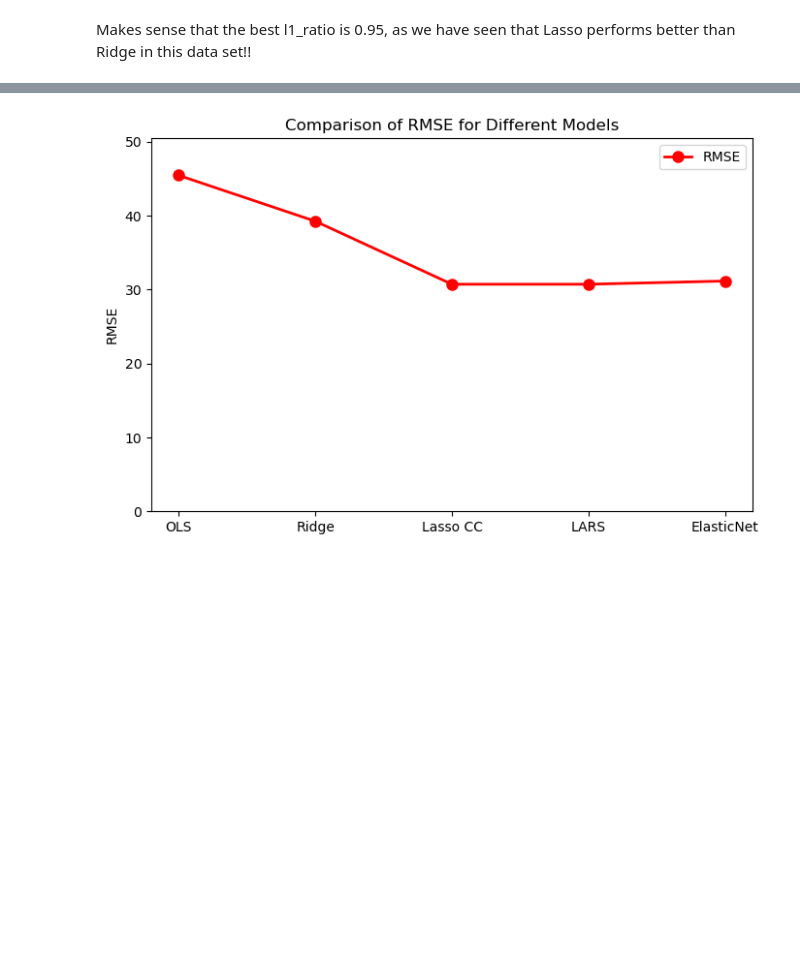
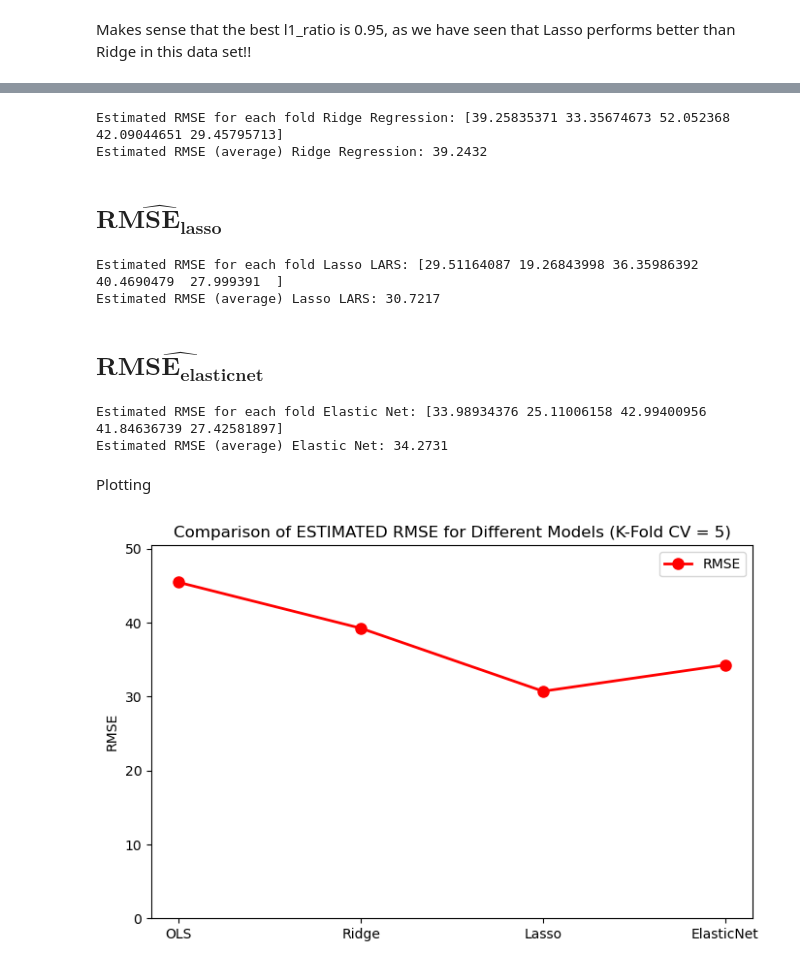
Before and after one commit to LuisMartindelCerro/CDA_Case1, a Jupyter notebook: Python/Regression.ipynb, the cells around one changed output, grey strips where cells are left out. Drawn from its saved outputs; the diff is of its cells as text; code cells hidden in the pictures; blank space fills up the shorter version.

```diff
--- a/Python/Regression.ipynb
+++ b/Python/Regression.ipynb
@@ -443,0 +548,3 @@ Estimated RMSE (average) Elastic Net: 31.1529
+# %%
+# Number of K-folds
+k = 5
@@ -444,20 +568,66 @@ Estimated RMSE (average) Elastic Net: 31.1529
+# %%
+# Compute RMSE using cross-validation (5-fold)
+# The function cross_val_score takes an average over cross-validation folds
+cv_rmse_scores_ridge = np.sqrt(-cross_val_score(best_ridge, scaler.transform(X), y, scoring='neg_mean_squared_error', cv=k))
+
+# Estimate of RMSE (average over folds)
+estimated_RMSE_ridge = np.mean(cv_rmse_scores_ridge)
+
+print(f"Estimated RMSE for each fold Ridge Regression: {cv_rmse_scores_ridge}")
+print(f"Estimated RMSE (average) Ridge Regression: {estimated_RMSE_ridge:.4f}")
+# %% [output]
+Estimated RMSE for each fold Ridge Regression: [39.25835371 33.35674673 52.052368   42.09044651 29.45795713]
+Estimated RMSE (average) Ridge Regression: 39.2432
+# %% [markdown]
+## $\boldsymbol{\hat{RMSE_{lasso}}}$
+# %%
+# Compute RMSE using cross-validation (5-fold)
+# The function cross_val_score takes an average over cross-validation folds
+cv_rmse_scores_lasso_lars = np.sqrt(-cross_val_score(best_lasso_lars, scaler.transform(X), y, scoring='neg_mean_squared_error', cv=k))
+
+# Estimate of RMSE (average over folds)
+estimated_RMSE_lasso_lars = np.mean(cv_rmse_scores_lasso_lars)
+
+print(f"Estimated RMSE for each fold Lasso LARS: {cv_rmse_scores_lasso_lars}")
+print(f"Estimated RMSE (average) Lasso LARS: {estimated_RMSE_lasso_lars:.4f}")
+# %% [output]
+Estimated RMSE for each fold Lasso LARS: [29.51164087 19.26843998 36.35986392 40.4690479  27.999391  ]
+Estimated RMSE (average) Lasso LARS: 30.7217
+# %% [markdown]
+## $\boldsymbol{\hat{RMSE_{elasticnet}}}$
+# %%
+# Compute RMSE using cross-validation (5-fold)
+# The function cross_val_score takes an average over cross-validation folds
+cv_rmse_scores_elasticnet = np.sqrt(-cross_val_score(best_elasticnet, scaler.transform(X), y, scoring='neg_mean_squared_error', cv=k))
+
+# Estimate of RMSE (average over folds)
+estimated_RMSE_elasticnet = np.mean(cv_rmse_scores_elasticnet)
+
+print(f"Estimated RMSE for each fold Elastic Net: {cv_rmse_scores_elasticnet}")
+print(f"Estimated RMSE (average) Elastic Net: {estimated_RMSE_elasticnet:.4f}")
+# %% [output]
+Estimated RMSE for each fold Elastic Net: [33.98934376 25.11006158 42.99400956 41.84636739 27.42581897]
+Estimated RMSE (average) Elastic Net: 34.2731
+# %% [markdown]
+Plotting
 # %%
 # RMSE values for the five models
-models = ['OLS', 'Ridge', 'Lasso CC', 'LARS', 'ElasticNet']
-rmse_values = [estimated_RMSE_ols, estimated_RMSE_ridge, estimated_RMSE_lasso,
+models = ['OLS', 'Ridge', 'Lasso', 'ElasticNet']
+# models = ['OLS', 'Ridge', 'Lasso CC', 'LARS', 'ElasticNet','CART', 'Bagging','RF']
+rmse_values = [estimated_RMSE_ols, estimated_RMSE_ridge,
                estimated_RMSE_lasso_lars, estimated_RMSE_elasticnet]  # Replace with actual values
 
 # Create the line plot
 plt.figure(figsize=(8, 5))
 plt.plot(models, rmse_values, marker='o', linestyle='-', color='red', linewidth=2, markersize=8, label='RMSE')
 
 # Labels and title
 plt.ylabel('RMSE')
-plt.title('Comparison of RMSE for Different Models')
+plt.title('Comparison of ESTIMATED RMSE for Different Models (K-Fold CV = 5)')
 plt.ylim(0, max(rmse_values) + 5)  # Adjust y-axis range for better visualization
 
 # Show plot
 plt.legend()
 plt.show()
 # %% [output]
-[figure, old version]
+[figure, new version]
```
Also changed, not shown: parts of 33 cells of this notebook, 1 other file.
